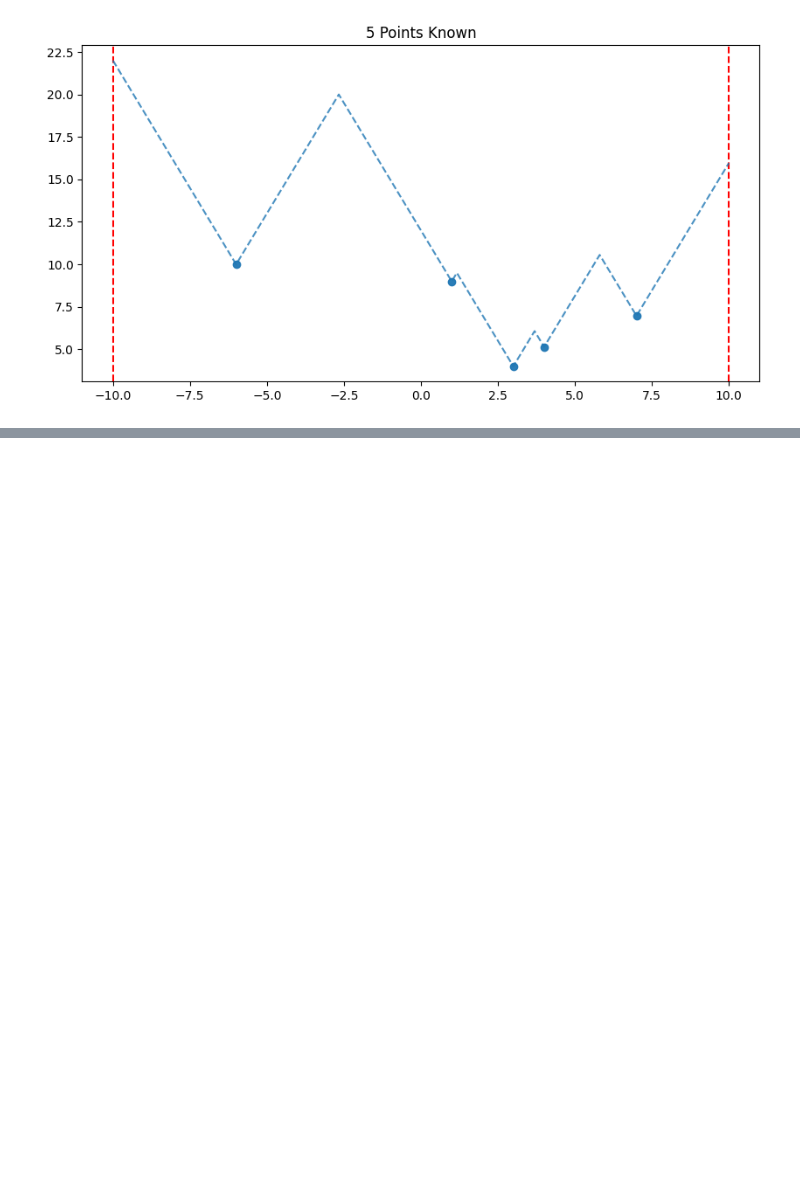
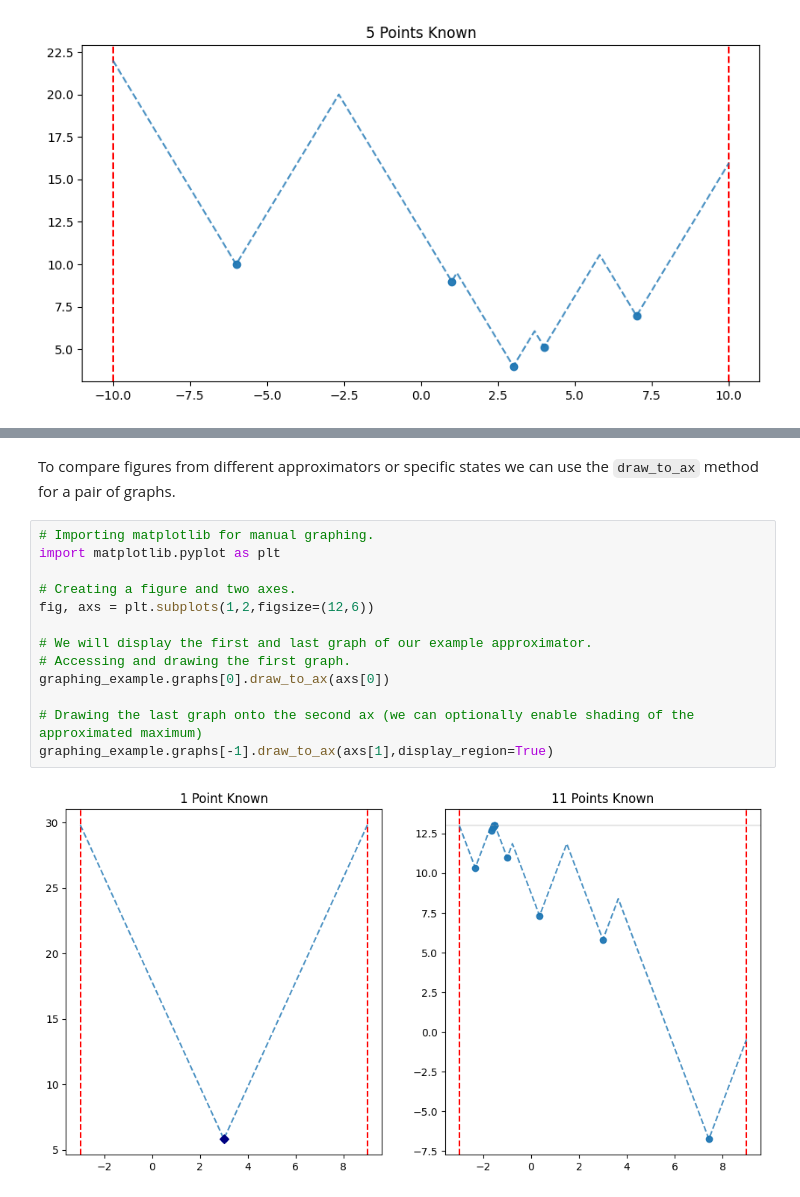
Before and after one commit to DevinGent/locating-maxima, a Jupyter notebook: tutorial.ipynb, the cells around one changed output, grey strips where cells are left out. Saved outputs shown, nothing was run; the diff lists cells and outputs as text; blank space fills up the shorter version.

```diff
--- a/tutorial.ipynb
+++ b/tutorial.ipynb
@@ -155,0 +207,17 @@ The three main ways to display results are as:
+# %% [markdown]
+To compare figures from different approximators or specific states we can use the `draw_to_ax` method for a pair of graphs.
+# %%
+# Importing matplotlib for manual graphing.
+import matplotlib.pyplot as plt
+
+# Creating a figure and two axes.
+fig, axs = plt.subplots(1,2,figsize=(12,6))
+
+# We will display the first and last graph of our example approximator.
+# Accessing and drawing the first graph.
+graphing_example.graphs[0].draw_to_ax(axs[0])
+
+# Drawing the last graph onto the second ax (we can optionally enable shading of the approximated maximum)
+graphing_example.graphs[-1].draw_to_ax(axs[1],display_region=True)
+# %% [output]
+[figure, added]
```
Also changed, not shown: parts of 22 cells of this notebook, 2 other files.
